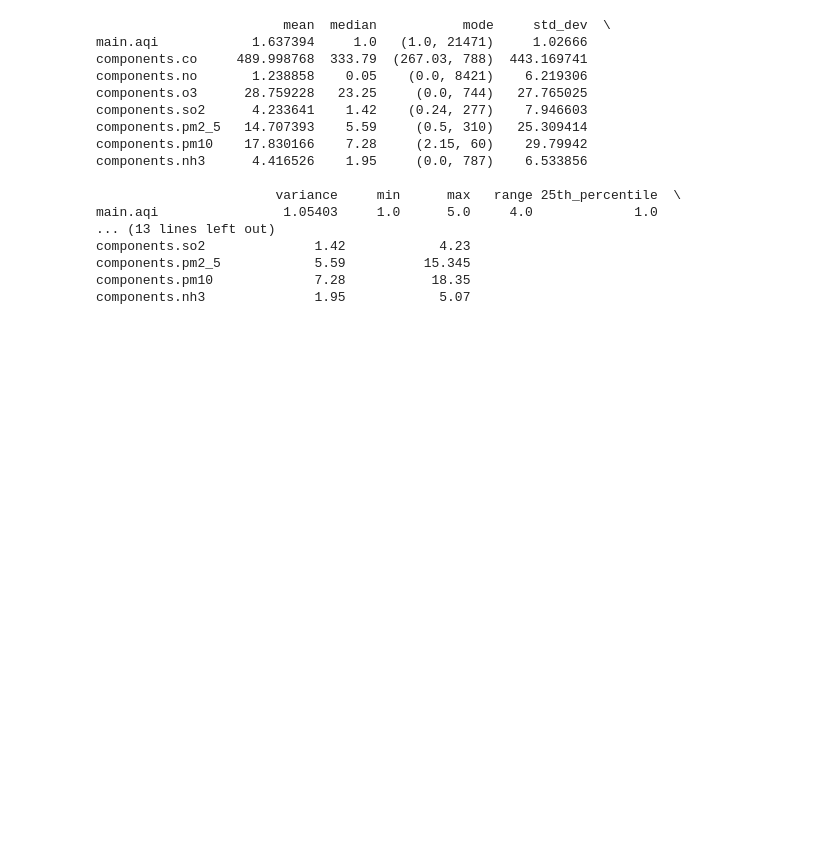
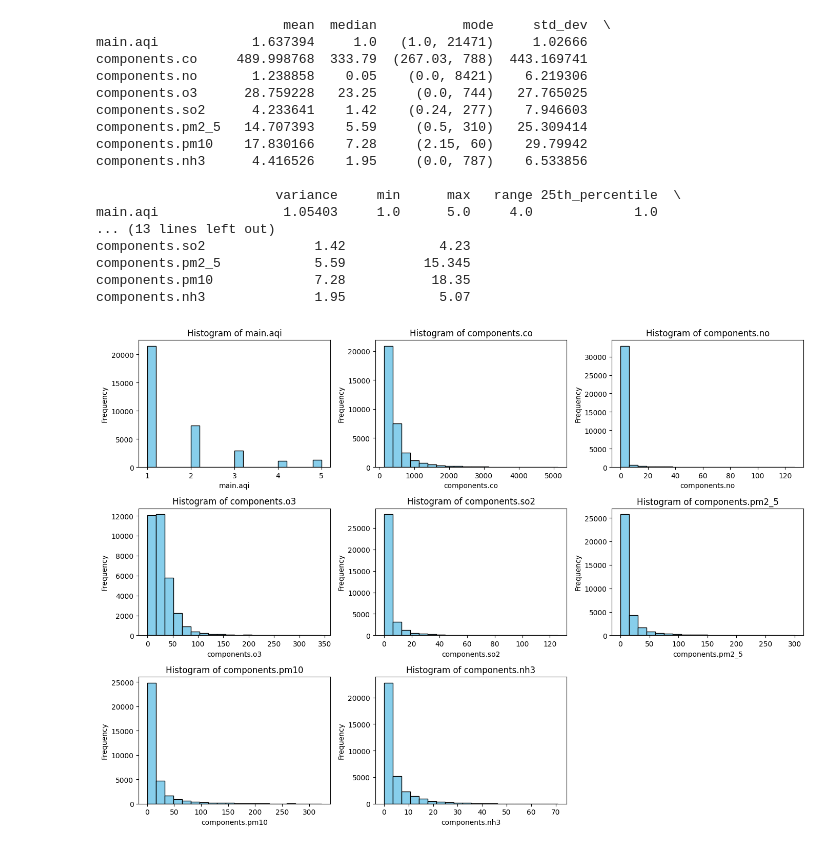
Before and after one commit to ParantarUrielAlexis/Spotify-Analysis, a Jupyter notebook: data.ipynb, the cells around one changed output. Saved outputs shown, nothing was run; the diff lists cells and outputs as text; code cells hidden in the pictures; blank space fills up the shorter version.

Commit message:
histogram and boxplot of the datasets

```diff
--- a/data.ipynb
+++ b/data.ipynb
@@ -91,3 +91,15 @@ components.so2              1.42            4.23
 components.pm2_5            5.59          15.345
 components.pm10             7.28           18.35
 components.nh3              1.95            5.07
+# %%
+plt.figure(figsize=(14, 10))
+for i, column in enumerate(numerical_columns, 1):
+    plt.subplot(3, 3, i)
+    plt.hist(data[column].dropna(), bins=20, color='skyblue', edgecolor='black')
+    plt.title(f'Histogram of {column}')
+    plt.xlabel(column)
+    plt.ylabel('Frequency')
+plt.tight_layout()
+plt.show()
+# %% [output]
+[figure, added]
```
Also changed, not shown: parts of 1 cell of this notebook.
